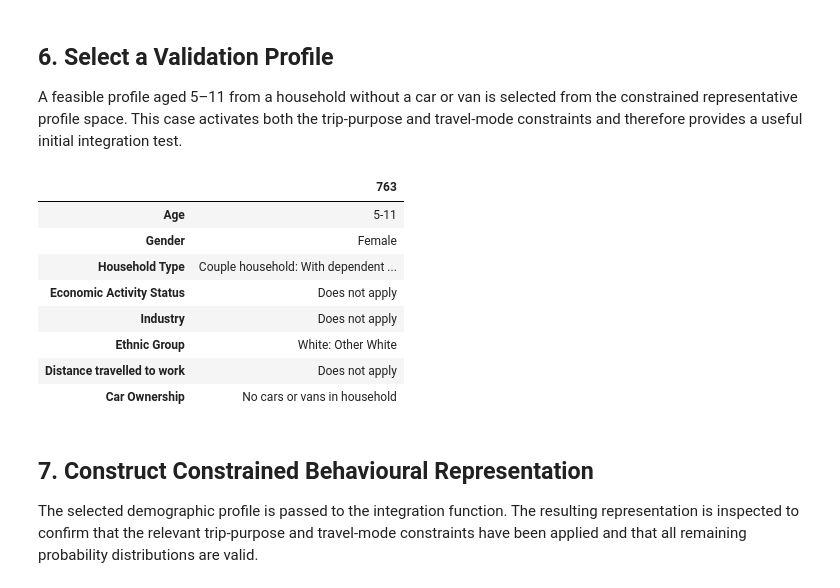
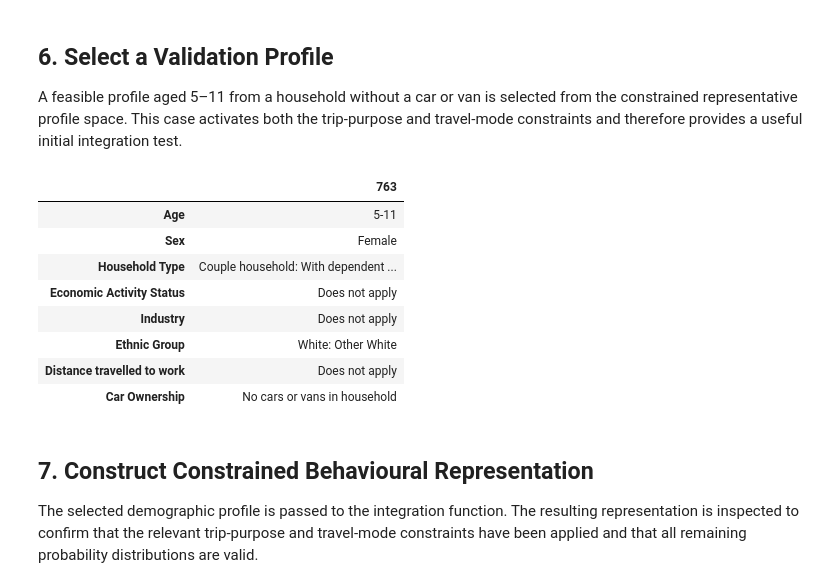
Before and after one commit to yuxinjiang1205/mobility-modelling-framework, a Jupyter notebook: notebooks/integration/demographic_behaviour_layers_integration.ipynb, the cells around one changed output. Drawn from its saved outputs; the diff is of its cells as text; code cells hidden in the pictures.

```diff
--- a/notebooks/integration/demographic_behaviour_layers_integration.ipynb
+++ b/notebooks/integration/demographic_behaviour_layers_integration.ipynb
@@ -85,7 +85,7 @@ The input datasets are inspected before integration to confirm that the constrai
 # %%
 profile_columns = [
     "Age",
-    "Gender",
+    "Sex",
     "Household Type",
     "Economic Activity Status",
     "Industry",
@@ -367,35 +345,35 @@ A feasible profile aged 5–11 from a household without a car or van is selected
 # %%
 validation_candidates = representative_profiles[
     (
         representative_profiles["Age"]
         == "5-11"
     )
     & (
-        representative_profiles["Gender"]
+        representative_profiles["Sex"]
         == "Female"
     )
     & (
         representative_profiles["Car Ownership"]
         == "No cars or vans in household"
     )
 ]
 
 if validation_candidates.empty:
     raise ValueError(
         "No matching validation "
         "profile was found."
     )
 
 validation_profile = (
     validation_candidates
     .iloc[0][profile_columns]
 )
 
 pd.DataFrame(validation_profile)
 # %% [output]
 |  | 763 |
 | Age | 5-11 |
-| Gender | Female |
+| Sex | Female |
 | Household Type | Couple household: With dependent ... |
 | Economic Activity Status | Does not apply |
 | Industry | Does not apply |
```
Also changed, not shown: parts of 6 cells of this notebook, 15 other files.
